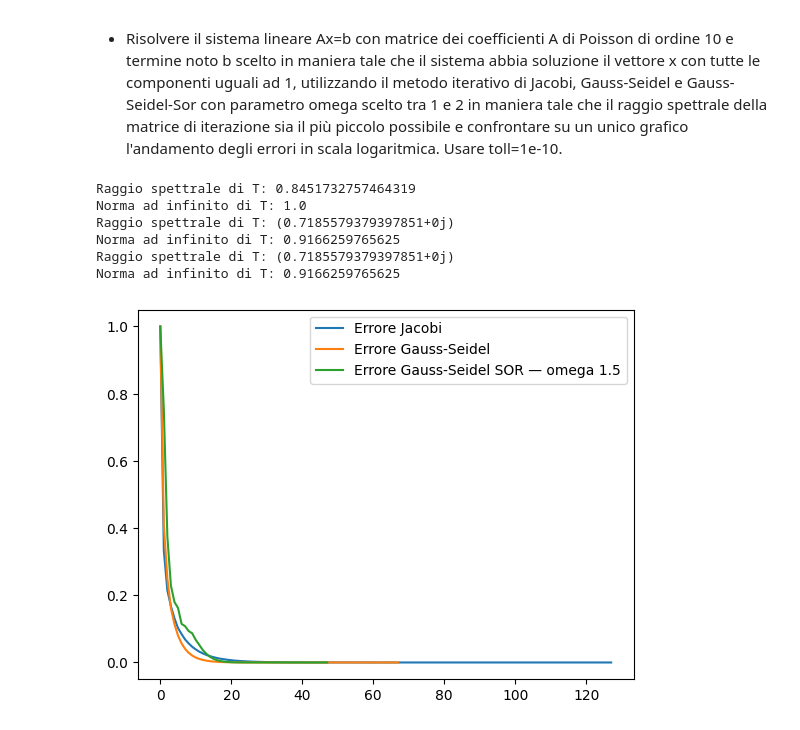
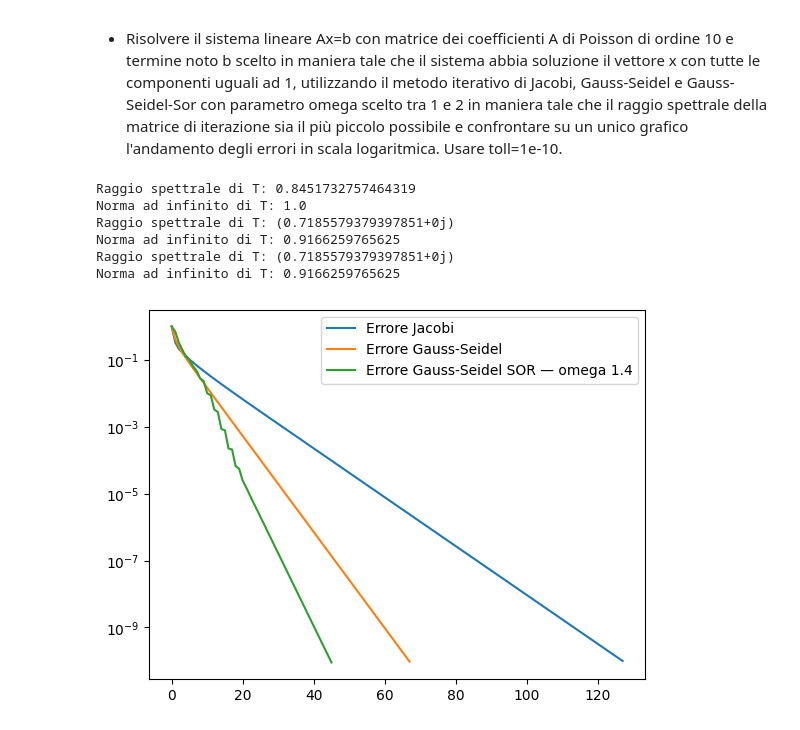
Before and after one commit to Nickolausen/unibo-metodi-numerici, a Jupyter notebook: lab09/Esercitazione15_Aprile_2025.ipynb, the cells around one changed output. Drawn from its saved outputs; the diff is of its cells as text; code cells hidden in the pictures.

```diff
--- a/lab09/Esercitazione15_Aprile_2025.ipynb
+++ b/lab09/Esercitazione15_Aprile_2025.ipynb
@@ -377,33 +377,33 @@ def creaPoisson(n):
     A3 = np.diag(upper_d, k=1)
     return A1 + A2 + A3 + np.diag(upper_upper_d, k=3) + np.diag(lower_lower_d, k=-3)
 
 n = 10
 A = creaPoisson(n)
 b = np.sum(A, axis=1)
 x0 = np.zeros(A.shape[0])
 toll = 1e-10
-omega = 1.5
+omega = 1.4
 
 jac_res = jacobi(A, b, x0, toll, 1_000)
 gs_res = gauss_seidel(A, b, x0, toll, 1_000)
 gs_sor_res = gauss_seidel_sor(A, b, x0, omega, toll, 1_000)
 
-plt.plot(
+plt.semilogy(
     range(len(jac_res[1])), jac_res[1],
     range(len(gs_res[1])), gs_res[1],
     range(len(gs_sor_res[1])), gs_sor_res[1]
 )
 plt.legend([
     "Errore Jacobi",
     "Errore Gauss-Seidel",
     f"Errore Gauss-Seidel SOR — omega {omega}"
 ])
 plt.show()
 # %% [output]
 Raggio spettrale di T: 0.8451732757464319
 Norma ad infinito di T: 1.0
 Raggio spettrale di T: (0.7185579379397851+0j)
 Norma ad infinito di T: 0.9166259765625
 Raggio spettrale di T: (0.7185579379397851+0j)
 Norma ad infinito di T: 0.9166259765625
-[figure, old version]
+[figure, new version]
```
Also changed, not shown: 12 other files.
